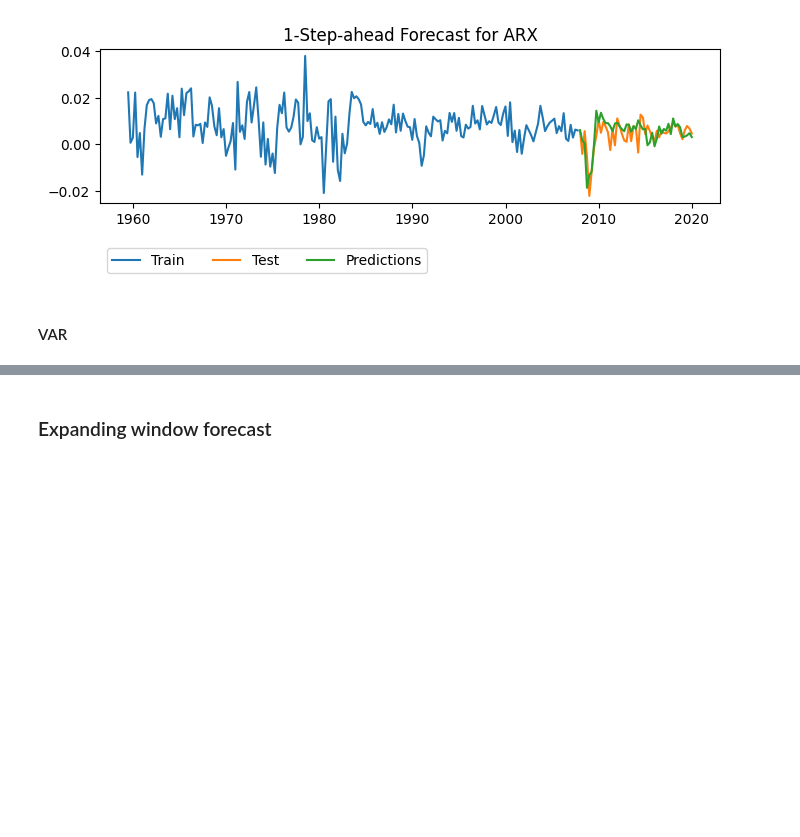
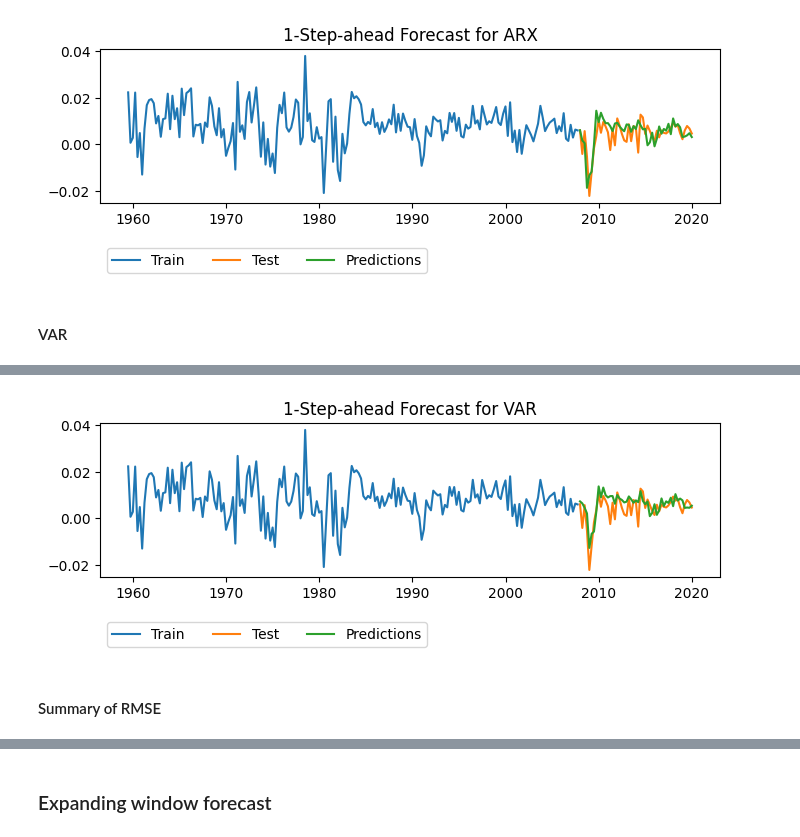
Before and after one commit to qh007/FYP, a Jupyter notebook: All Models.ipynb, the cells around one changed output, grey strips where cells are left out. Cells and saved outputs as stored; diff of their text form; code cells hidden in the pictures; blank space fills up the shorter version.

```diff
--- a/All Models.ipynb
+++ b/All Models.ipynb
@@ -196,7 +209,9 @@ arx_fit = arx_model.fit(method='yule_walker')
 #### VAR
 # %%
 # choose an optimal lag
-var_model = sm.tsa.VAR(data_new[:train_size])
+data_new_train, data_new_test = data_new[:train_size], data_new[train_size:]
+
+var_model = sm.tsa.VAR(data_new_train)
 var_lag = var_model.select_order(maxlags=8)
 var_lag.summary()
 # lowest BIC for lag 1
@@ -392,17 +373,16 @@ array([-0.00408262, -0.00284798, -0.00138591, -0.54333333])
 # %%
-var_fore_input = data_new[train_size:]
-
 lag_order = var_fit.k_ar
 print(lag_order)
 
 # one step ahead GDP forecast
-var_forecast = []
+var_forecast = np.zeros((len(GDP_fill_data_test),4))
+
 for i in range(len(GDP_fill_data_test)):
     if i > 0:
-        var_fore = var_fit.forecast(var_fore_input.values[i-lag_order], 1)
-        var_forecast = var_forecast.append(var_fore)
+        var_fore = var_fit.forecast(data_new_test.values[[i-1]], 1)
+        var_forecast[i]= var_fore
     else:
-        var_fore = var_fit.forecast(data_new.values[train_size+lag_order:], 1)
-        var_forecast = var_forecast.append(var_fore)
+        var_fore = var_fit.forecast(data_new_train.values[-lag_order:], 1)
+        var_forecast[i]= var_fore
 # %% [output]
 1
@@ -409,0 +404,13 @@ ValueError: could not broadcast input array from shape (4,4) into shape (4,)
+# %%
+# Plot the actual vs. predicted values
+plt.figure(figsize=(8,2))
+plt.plot(data_new.index[:len(x_train)], GDP_fill_data_train, label='Train')
+plt.plot(data_new.index[len(x_train):], GDP_fill_data_test, label='Test')
+plt.plot(data_new.index[len(x_train):], var_forecast[:,0], label='Predictions')
+plt.title("1-Step-ahead Forecast for VAR")
+plt.legend(bbox_to_anchor=(0, -0.5), loc='lower left', ncol =3)
+plt.show()
+# %% [output]
+[figure, added]
+# %% [markdown]
+#### Summary of RMSE
```
Also changed, not shown: parts of 39 cells of this notebook, 1 other file.
